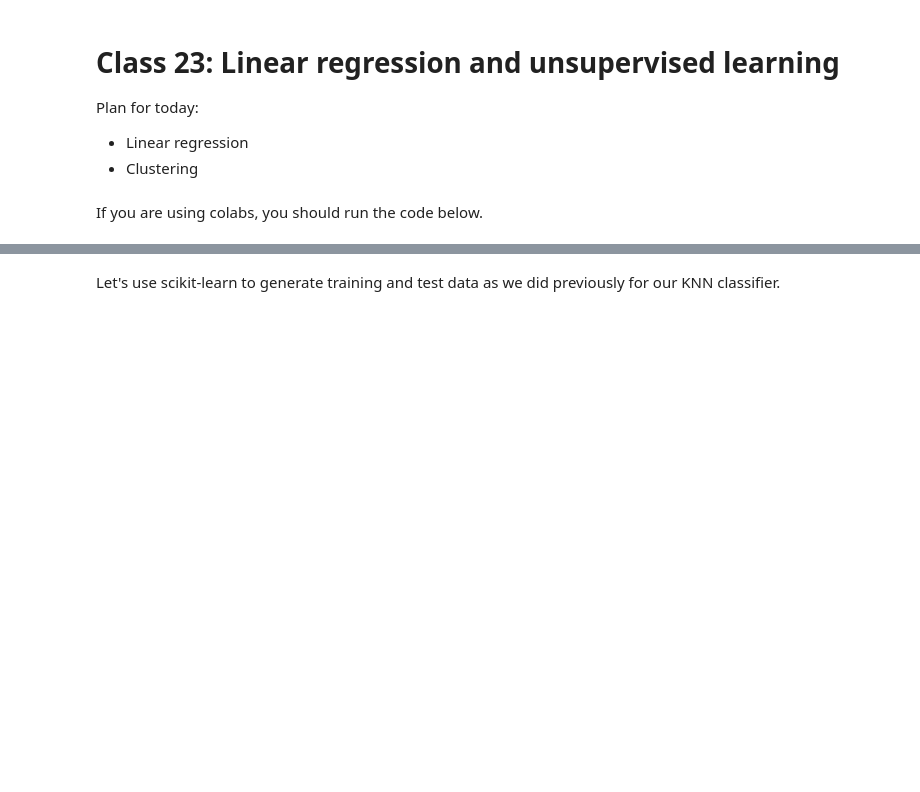
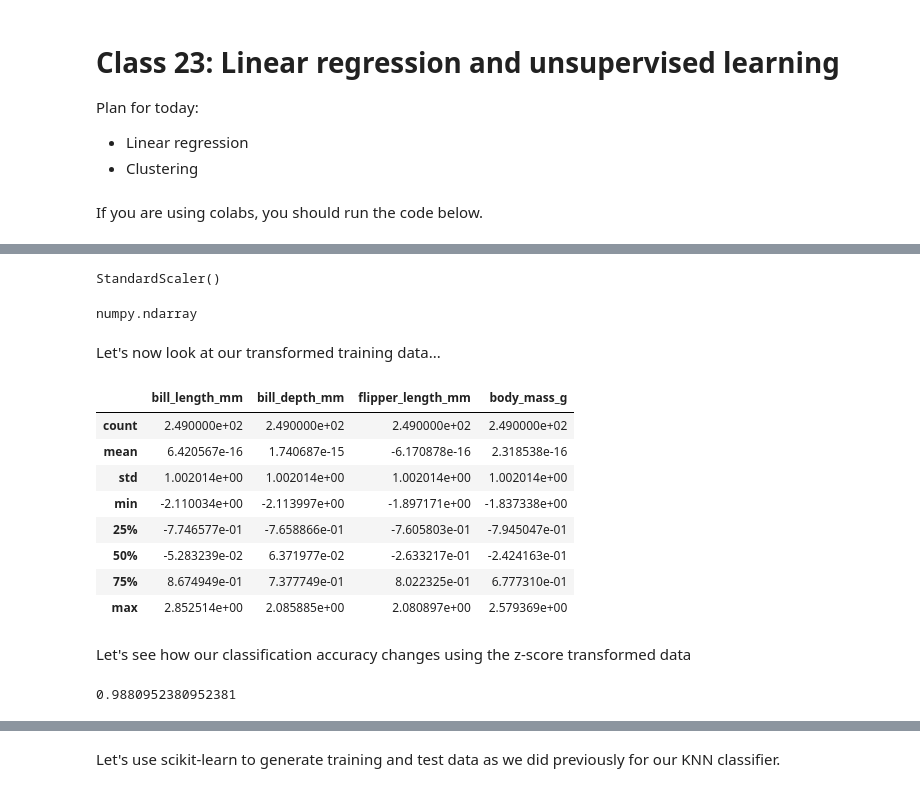
Before and after one commit to sharma-ai-927/YData_summer_25, a Jupyter notebook: ClassMaterial/class_code/class_23_answers.ipynb, the cells around one changed output, grey strips where cells are left out. Drawn from its saved outputs; the diff is of its cells as text; code cells hidden in the pictures; blank space fills up the shorter version.

```diff
--- a/ClassMaterial/class_code/class_23_answers.ipynb
+++ b/ClassMaterial/class_code/class_23_answers.ipynb
@@ -36,0 +113,50 @@ warnings.filterwarnings("ignore", category=FutureWarning)
+# %%
+from sklearn.preprocessing import StandardScaler
+
+
+# learning the mean and standard deviations to scale the features
+
+scalar = StandardScaler()
+
+scalar.fit(X_train)
+# %% [output]
+StandardScaler()
+# %%
+# z-score transform the features
+
+X_train_transformed = scalar.transform(X_train)
+X_test_transformed = scalar.transform(X_test)
+
+type(X_test_transformed)
+# %% [output]
+numpy.ndarray
+# %% [markdown]
+Let's now look at our transformed training data...
+# %%
+# view descriptive statistics on the transformed features
+
+X_train_transformed_df = pd.DataFrame(X_train_transformed,
+                                      columns = X_train.columns)
+
+X_train_transformed_df.describe()
+# %% [output]
+|  | bill_length_mm | bill_depth_mm | flipper_length_mm | body_mass_g |
+| count | 2.490000e+02 | 2.490000e+02 | 2.490000e+02 | 2.490000e+02 |
+| mean | 6.420567e-16 | 1.740687e-15 | -6.170878e-16 | 2.318538e-16 |
+| std | 1.002014e+00 | 1.002014e+00 | 1.002014e+00 | 1.002014e+00 |
+| min | -2.110034e+00 | -2.113997e+00 | -1.897171e+00 | -1.837338e+00 |
+| 25% | -7.746577e-01 | -7.658866e-01 | -7.605803e-01 | -7.945047e-01 |
+| 50% | -5.283239e-02 | 6.371977e-02 | -2.633217e-01 | -2.424163e-01 |
+| 75% | 8.674949e-01 | 7.377749e-01 | 8.022325e-01 | 6.777310e-01 |
+| max | 2.852514e+00 | 2.085885e+00 | 2.080897e+00 | 2.579369e+00 |
+# %% [markdown]
+Let's see how our classification accuracy changes using the z-score transformed data
+# %%
+# apply KNN classification on the normalized features
+from sklearn.neighbors import KNeighborsClassifier
+
+knn = KNeighborsClassifier(n_neighbors = 1)
+knn.fit(X_train_transformed, y_train)
+knn.score(X_test_transformed, y_test)
+# %% [output]
+0.9880952380952381
```
Also changed, not shown: parts of 30 cells of this notebook, 1 other file.
